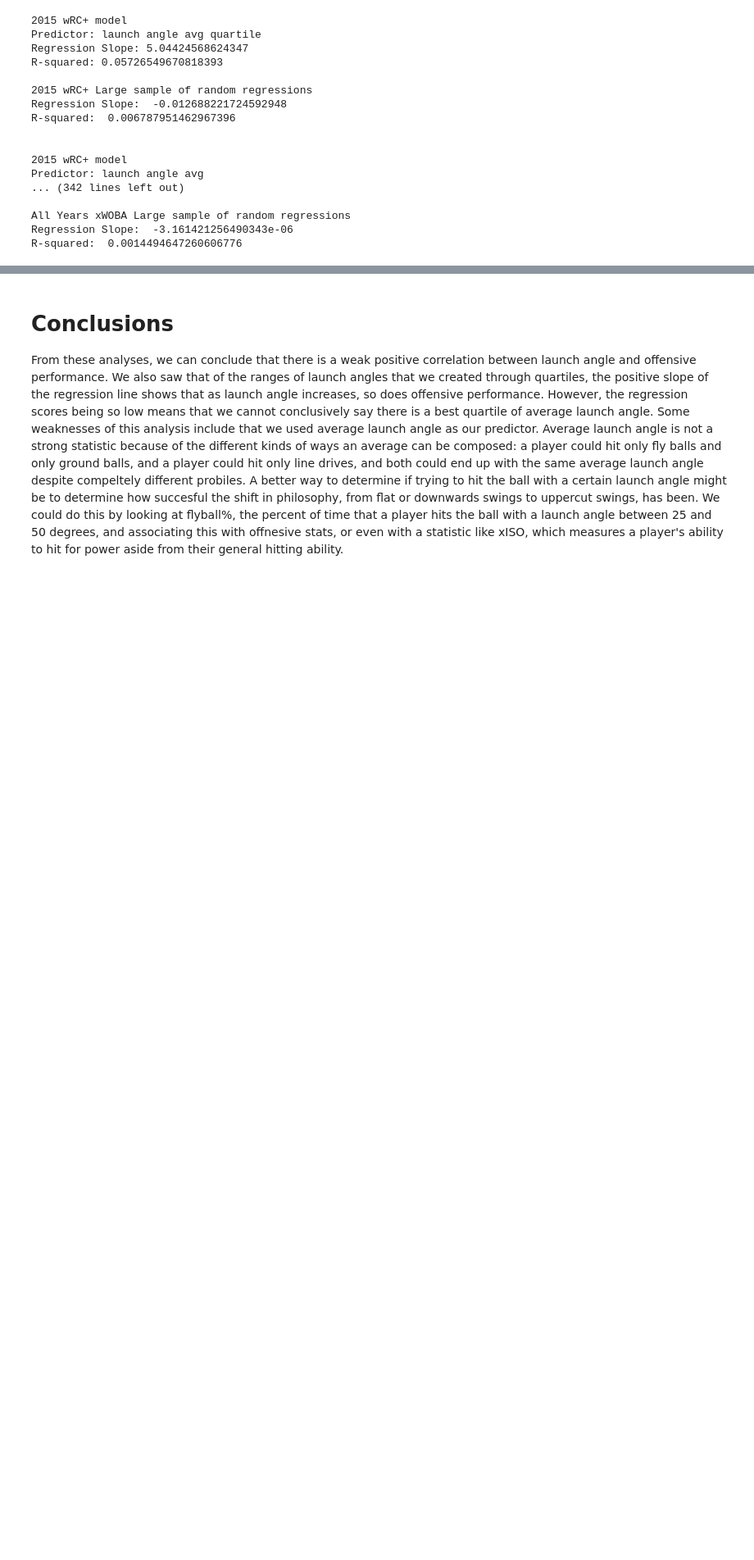
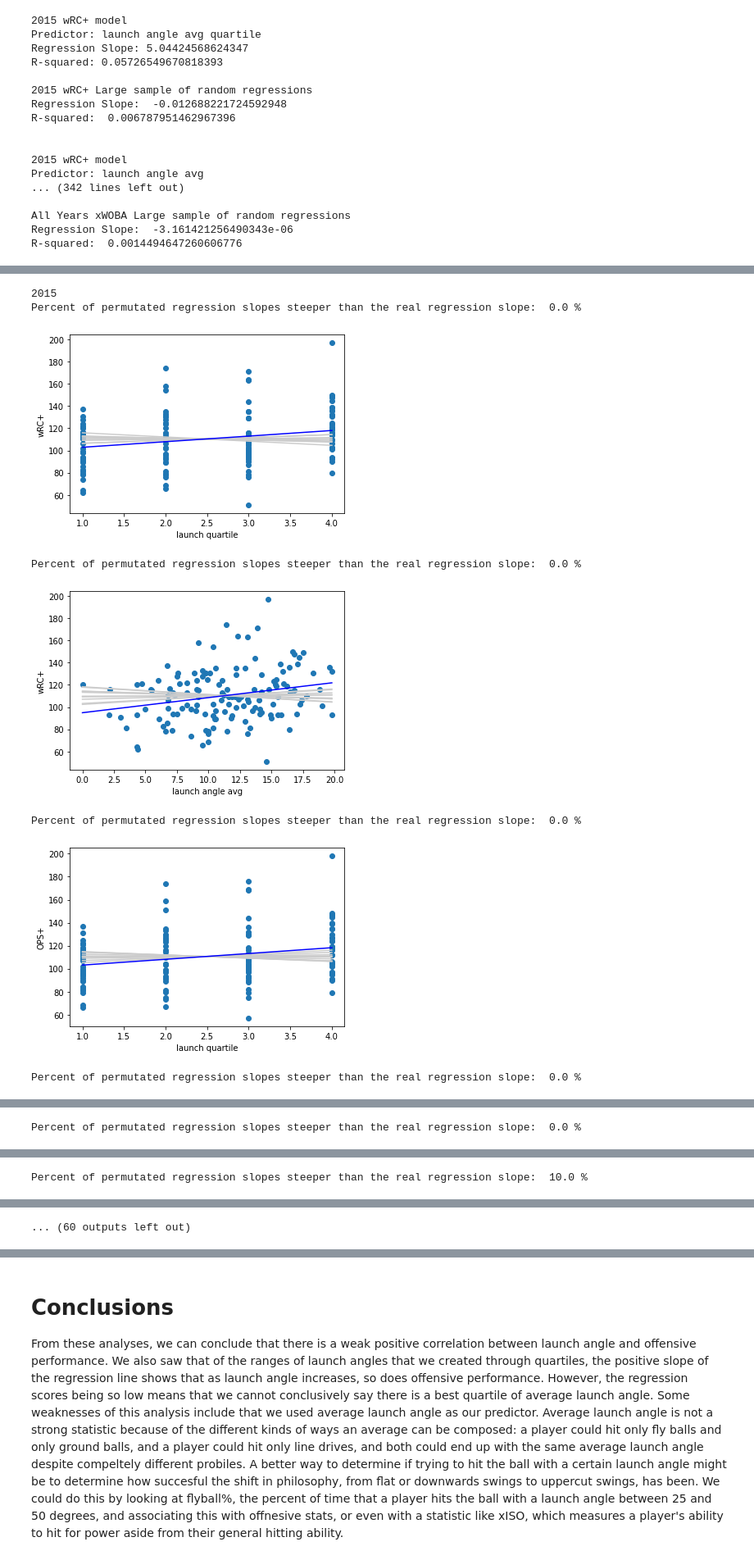
Before and after one commit to GeoffreyBrann/info2950, a Jupyter notebook: phase_4_launch_ange.ipynb, the cells around one changed output, grey strips where cells are left out. Shown at 82% size. Saved outputs shown, nothing was run; the diff lists cells and outputs as text; code cells hidden in the pictures; blank space fills up the shorter version.

```diff
--- a/phase_4_launch_ange.ipynb
+++ b/phase_4_launch_ange.ipynb
@@ -660,14 +660,14 @@ def permute(y):
     np.random.shuffle(permuted_y)
     return permuted_y
 
-def plot_model_line(model, is_resampled=True):
+def plot_model_line(model, x_extent, is_resampled=True):
     if is_resampled:
         color="0.8"
     else:
         color="blue"
     plt.plot(x_extent, x_extent * model.coef_[0] + model.intercept_, color=color)
 
-def plot_fake_vs_real_and_significance(real_x_Series, real_y_Series, real_x_Dataframe, real_model):
+def plot_fake_vs_real_and_significance(real_x_Series, real_y_Series, real_x_Dataframe, real_model, x_label, y_label, x_extent):
     plt.scatter(real_x_Series, real_y_Series)
 
     steeper_slopes = 0
@@ -677,15 +677,18 @@ def plot_fake_vs_real_and_significance(real_x_Series, real_y_Series, real_x_Data
     for i in range(n_permutations):
         fake_y = permute(real_y_Series)
         fake_model = LinearRegression().fit(real_x_Dataframe, fake_y)
-        plot_model_line(fake_model)
+        plot_model_line(fake_model, x_extent)
 
         permuted_slopes[i] = fake_model.coef_[0]
 
         if np.abs(fake_model.coef_[0]) > np.abs(real_model.coef_[0]):
             steeper_slopes += 1
 
-    plot_model_line(real_model, is_resampled=False)
-    print(steeper_slopes / n_permutations)
+    plot_model_line(real_model, x_extent, is_resampled=False)
+    print('Percent of permutated regression slopes steeper than the real regression slope: ',(steeper_slopes / n_permutations)*100,'%')
+    plt.xlabel(x_label)
+    plt.ylabel(y_label)
+    plt.show()
 # %%
 dataframes = [data_2015,data_2016,data_2017,data_2018,data_2019,all_data]
 wRC_models = [wRC_model_2015,wRC_model_2016,wRC_model_2017,wRC_model_2018,wRC_model_2019,wRC_model_all]
@@ -760,0 +764,30 @@ By comparing our real data to the randomly generated regression data we see that
+# %%
+for i in range(5):
+    print(i + 2015)
+    plot_fake_vs_real_and_significance(dataframes[i][x_rows[0]], dataframes[i][y_columns[0]], dataframes[i][[x_rows[0]]], wRC_models[i], 'launch quartile', 'wRC+', np.array([1, 4]))
+    plot_fake_vs_real_and_significance(dataframes[i][x_rows[1]], dataframes[i][y_columns[0]], dataframes[i][[x_rows[1]]], wRC_models_2[i], 'launch angle avg', 'wRC+', np.array([dataframes[i][x_rows[1]].min(), dataframes[i][x_rows[1]].max()]))
+
+    plot_fake_vs_real_and_significance(dataframes[i][x_rows[0]], dataframes[i][y_columns[1]], dataframes[i][[x_rows[0]]], OPS_models[i], 'launch quartile', 'OPS+', np.array([1, 4]))
+    plot_fake_vs_real_and_significance(dataframes[i][x_rows[1]], dataframes[i][y_columns[1]], dataframes[i][[x_rows[1]]], OPS_models_2[i], 'launch angle avg', 'OPS+', np.array([dataframes[i][x_rows[1]].min(), dataframes[i][x_rows[1]].max()]))
+
+    plot_fake_vs_real_and_significance(dataframes[i][x_rows[0]], dataframes[i][y_columns[2]], dataframes[i][[x_rows[0]]], xWOBA_models[i], 'launch quartile', 'xWOBA', np.array([1, 4]))
+    plot_fake_vs_real_and_significance(dataframes[i][x_rows[1]], dataframes[i][y_columns[2]], dataframes[i][[x_rows[1]]], xWOBA_models_2[i], 'launch angle avg', 'xWOBA', np.array([dataframes[i][x_rows[1]].min(), dataframes[i][x_rows[1]].max()]))
+
+print('All Years Combined')
+plot_fake_vs_real_and_significance(dataframes[5][x_rows[0]], dataframes[5][y_columns[0]], dataframes[5][[x_rows[0]]], wRC_models[5], 'launch quartile', 'wRC+', np.array([1, 4]))
+plot_fake_vs_real_and_significance(dataframes[5][x_rows[1]], dataframes[5][y_columns[0]], dataframes[5][[x_rows[1]]], wRC_models_2[5], 'launch angle avg', 'wRC+', np.array([dataframes[5][x_rows[1]].min(), dataframes[5][x_rows[1]].max()]))
+
+plot_fake_vs_real_and_significance(dataframes[5][x_rows[0]], dataframes[5][y_columns[1]], dataframes[5][[x_rows[0]]], OPS_models[5], 'launch quartile', 'OPS+', np.array([1, 4]))
+plot_fake_vs_real_and_significance(dataframes[5][x_rows[1]], dataframes[5][y_columns[1]], dataframes[5][[x_rows[1]]], OPS_models_2[5], 'launch angle avg', 'OPS+', np.array([dataframes[5][x_rows[1]].min(), dataframes[5][x_rows[1]].max()]))
+
+plot_fake_vs_real_and_significance(dataframes[5][x_rows[0]], dataframes[5][y_columns[2]], dataframes[5][[x_rows[0]]], xWOBA_models[5], 'launch quartile', 'xWOBA', np.array([1, 4]))
+plot_fake_vs_real_and_significance(dataframes[5][x_rows[1]], dataframes[5][y_columns[2]], dataframes[5][[x_rows[1]]], xWOBA_models_2[5], 'launch angle avg', 'xWOBA', np.array([dataframes[5][x_rows[1]].min(), dataframes[5][x_rows[1]].max()]))
+# %% [output]
+2015
+Percent of permutated regression slopes steeper than the real regression slope:  0.0 %
+[figure, added]
+Percent of permutated regression slopes steeper than the real regression slope:  0.0 %
+[figure, added]
+Percent of permutated regression slopes steeper than the real regression slope:  0.0 %
+[figure, added]
+Percent of permutated regression slopes steeper than the real regression slope:  0.0 %
@@ -760,0 +795 @@ By comparing our real data to the randomly generated regression data we see that
+Percent of permutated regression slopes steeper than the real regression slope:  0.0 %
@@ -760,0 +797 @@ By comparing our real data to the randomly generated regression data we see that
+Percent of permutated regression slopes steeper than the real regression slope:  10.0 %
@@ -760,0 +799 @@ By comparing our real data to the randomly generated regression data we see that
+... (60 outputs left out)
```
Also changed, not shown: parts of 4 cells of this notebook.
